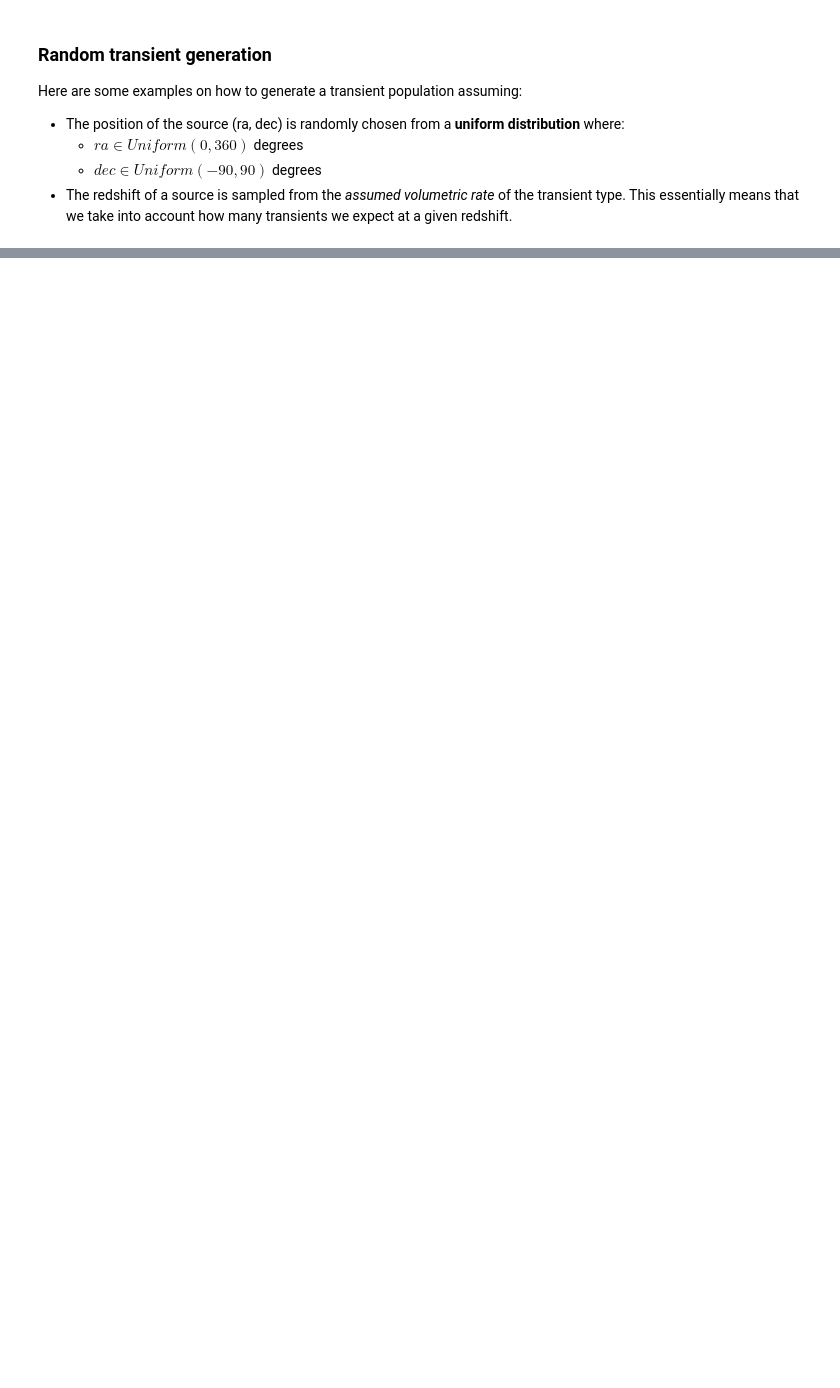
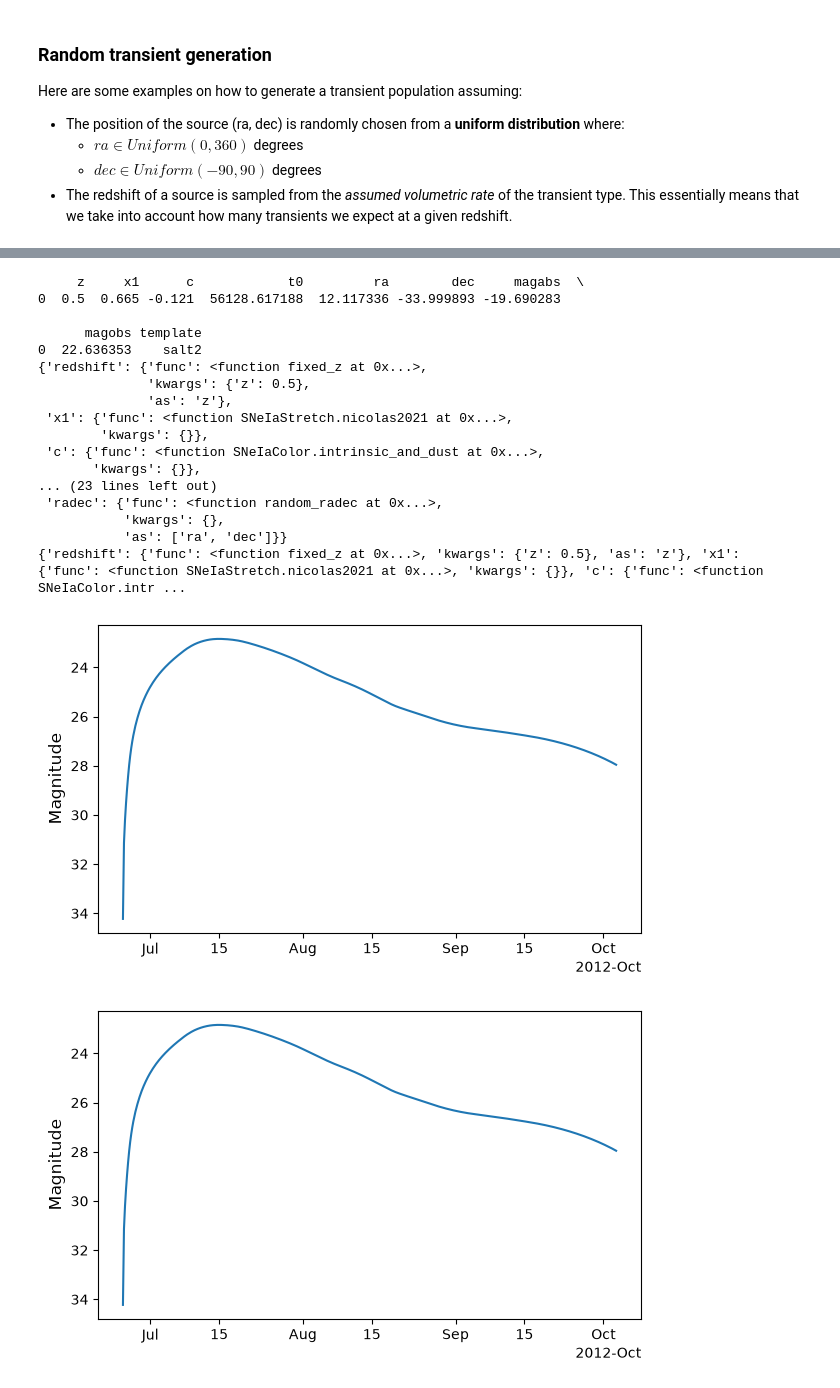
Before and after one commit to krissylla/TransientSimulation, a Jupyter notebook: Tutorials/random_population.ipynb, the cells around one changed output, grey strips where cells are left out. Saved outputs shown, nothing was run; the diff lists cells and outputs as text; code cells hidden in the pictures; blank space fills up the shorter version.

```diff
--- a/Tutorials/random_population.ipynb
+++ b/Tutorials/random_population.ipynb
@@ -49,0 +339,4 @@ population
+# %%
+print(new_snia.model)
+new_snia.data["z"] = 0.5
+print(new_snia.model)
@@ -49,0 +391,30 @@ population
+# %%
+new_snia.show_lightcurve("lsstg", index = 0, in_mag = True)
+print(new_snia.data)
+print(new_snia.model)
+print(new_snia.model.model)
+# new_snia.data["z"] = 0.255
+print(new_snia.model)
+print(new_snia.model.model)
+ax = new_snia.show_lightcurve("lsstg", index = 0, in_mag = True)
+# print(new_snia.data)
+# %% [output]
+     z     x1      c            t0         ra        dec     magabs  \
+0  0.5  0.665 -0.121  56128.617188  12.117336 -33.999893 -19.690283
+
+      magobs template
+0  22.636353    salt2
+{'redshift': {'func': <function fixed_z at 0x...>,
+              'kwargs': {'z': 0.5},
+              'as': 'z'},
+ 'x1': {'func': <function SNeIaStretch.nicolas2021 at 0x...>,
+        'kwargs': {}},
+ 'c': {'func': <function SNeIaColor.intrinsic_and_dust at 0x...>,
+       'kwargs': {}},
+... (23 lines left out)
+ 'radec': {'func': <function random_radec at 0x...>,
+           'kwargs': {},
+           'as': ['ra', 'dec']}}
+{'redshift': {'func': <function fixed_z at 0x...>, 'kwargs': {'z': 0.5}, 'as': 'z'}, 'x1': {'func': <function SNeIaStretch.nicolas2021 at 0x...>, 'kwargs': {}}, 'c': {'func': <function SNeIaColor.intr ...
+[figure, added]
+[figure, added]
```
Also changed, not shown: parts of 46 cells of this notebook, 4 other files.
